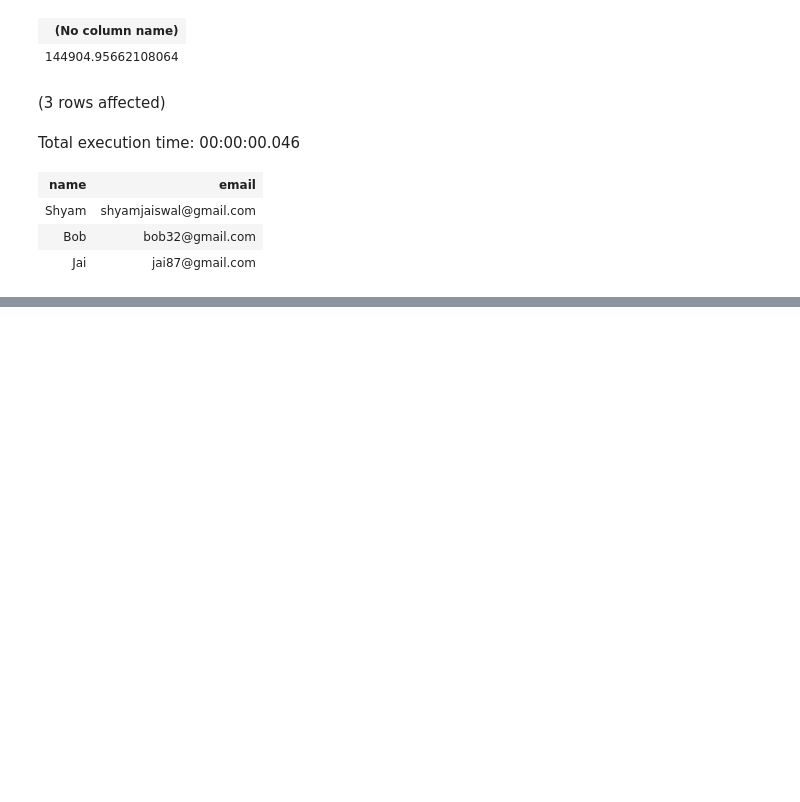
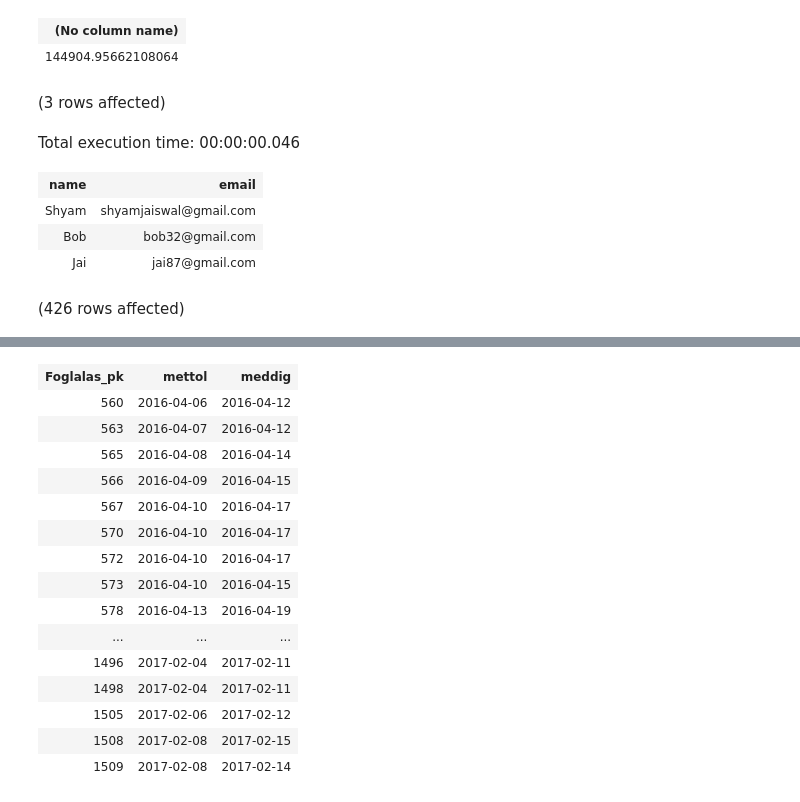
Before and after one commit to Peti3504/ads, a Jupyter notebook: 6.gyakorlat.ipynb, the cells around one changed output, grey strips where cells are left out. Drawn from its saved outputs; the diff is of its cells as text; code cells hidden in the pictures; blank space fills up the shorter version.

```diff
--- a/6.gyakorlat.ipynb
+++ b/6.gyakorlat.ipynb
@@ -88,3 +88,23 @@ Total execution time: 00:00:00.046
 | Shyam | shyamjaiswal@gmail.com |
 | Bob | bob32@gmail.com |
 | Jai | jai87@gmail.com |
+# %%
+-- 6 beágyazott select helyen legyen CTE
+
+
+with cte_atlag as
+(
+    select avg(DATEDIFF(day,METTOL,MEDDIG)) AS 'átlag' from foglalas
+
+)
+
+select Foglalas_pk,
+    mettol,
+    meddig
+    from Foglalas
+    where DATEDIFF(day,mettol,meddig) >
+    (
+        select átlag from cte_atlag
+    )
+# %% [output]
+(426 rows affected)
@@ -90,0 +112,16 @@ Total execution time: 00:00:00.046
+| Foglalas_pk | mettol | meddig |
+| 560 | 2016-04-06 | 2016-04-12 |
+| 563 | 2016-04-07 | 2016-04-12 |
+| 565 | 2016-04-08 | 2016-04-14 |
+| 566 | 2016-04-09 | 2016-04-15 |
+| 567 | 2016-04-10 | 2016-04-17 |
+| 570 | 2016-04-10 | 2016-04-17 |
+| 572 | 2016-04-10 | 2016-04-17 |
+| 573 | 2016-04-10 | 2016-04-15 |
+| 578 | 2016-04-13 | 2016-04-19 |
+| ... | ... | ... |
+| 1496 | 2017-02-04 | 2017-02-11 |
+| 1498 | 2017-02-04 | 2017-02-11 |
+| 1505 | 2017-02-06 | 2017-02-12 |
+| 1508 | 2017-02-08 | 2017-02-15 |
+| 1509 | 2017-02-08 | 2017-02-14 |
```
Also changed, not shown: parts of 1 cell of this notebook.
